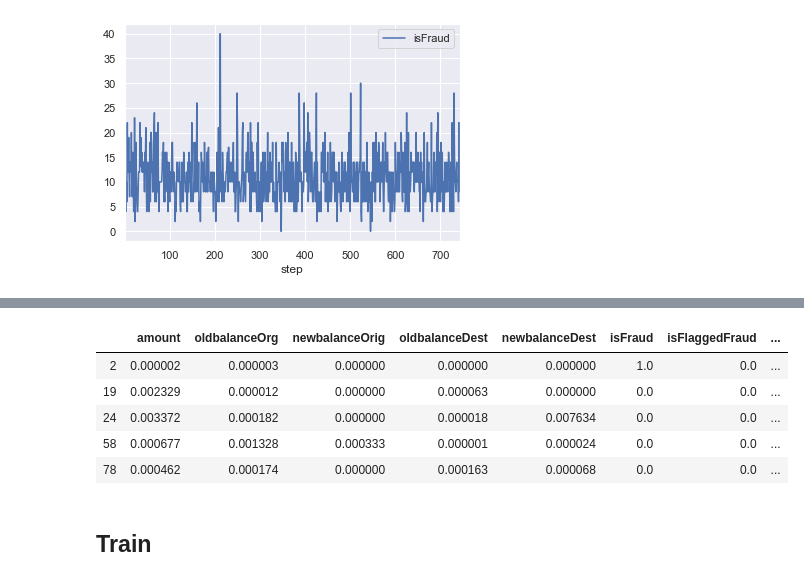
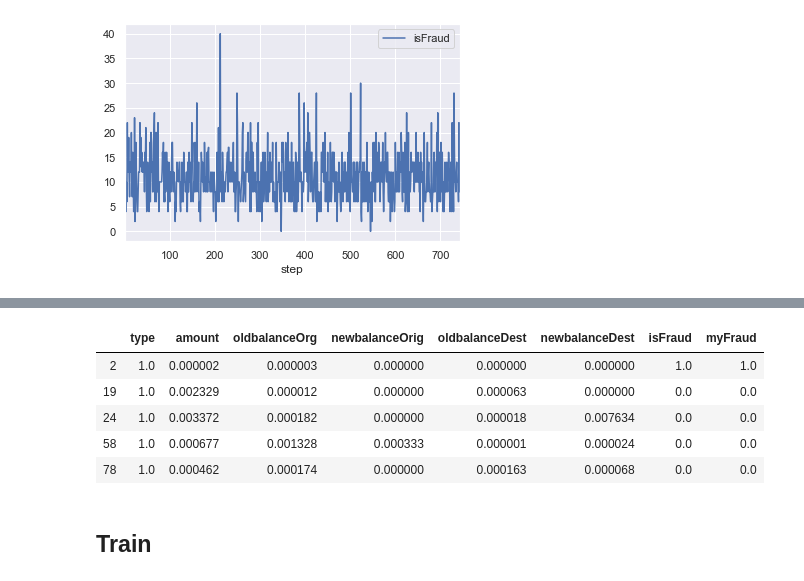
Before and after one commit to MtheEPIC/KaggleProj, a Jupyter notebook: CardTransaction.ipynb, the cells around one changed output, grey strips where cells are left out. Drawn from its saved outputs; the diff is of its cells as text; code cells hidden in the pictures.

```diff
--- a/CardTransaction.ipynb
+++ b/CardTransaction.ipynb
@@ -196,0 +143,7 @@ data.head()
+# %%
+df['myFraud'] = df['isFlaggedFraud']
+size = len(df[df['amount']==df['oldbalanceOrg']]['myFraud'])
+d1 = df[df['amount']==df['oldbalanceOrg']]['myFraud']
+d2 = df[df['amount']!=df['oldbalanceOrg']]['myFraud']
+d1 = d1.replace(0, 1)
+df['myFraud'] = pd.concat([d1, d2])
@@ -196,0 +168,7 @@ data.head()
+# %%
+d1 = df[df['type']=='TRANSFER']
+d2 = df[df['type']=='CASH_OUT']
+d1['type'] = 1
+d2['type'] = 0
+df = pd.concat([d1, d2])
+df.head()
@@ -235,5 +233,6 @@ tmp.groupby(['step']).sum().plot()
 # %%
-tmp = pd.get_dummies(data['step'])
-data = data.join(tmp)
-data = data.drop('step', axis=1)
-data.head()
+df['step'] = df['step']%24
+tmp = pd.get_dummies(df['step'])
+df = df.join(tmp)
+df = df.drop('step', axis=1)
+df.head()
@@ -249,0 +249,6 @@ data.head()
+# %%
+# data = data.drop(['nameOrig', 'nameDest', 'step'], axis=1)
+# df = df.drop(['nameOrig', 'nameDest'], axis=1)
+# df = df.drop(['nameOrig', 'nameDest', 'isFlaggedFraud'], axis=1)
+df = df.drop(['nameOrig', 'nameDest', 'isFlaggedFraud', 'step'], axis=1)
+df.head()
@@ -250,13 +262,13 @@ data.head()
 # %%
 def normalize(x):
-    data[x] = data[x]/data[x].max()
+    df[x] = df[x]/df[x].max()
 
-[normalize(x) for x in data]
-data.head()
+[normalize(x) for x in df]
+df.head()
 # %% [output]
-|  | amount | oldbalanceOrg | newbalanceOrig | oldbalanceDest | newbalanceDest | isFraud | isFlaggedFraud | ... |
-| 2 | 0.000002 | 0.000003 | 0.000000 | 0.000000 | 0.000000 | 1.0 | 0.0 | ... |
-| 19 | 0.002329 | 0.000012 | 0.000000 | 0.000063 | 0.000000 | 0.0 | 0.0 | ... |
-| 24 | 0.003372 | 0.000182 | 0.000000 | 0.000018 | 0.007634 | 0.0 | 0.0 | ... |
-| 58 | 0.000677 | 0.001328 | 0.000333 | 0.000001 | 0.000024 | 0.0 | 0.0 | ... |
-| 78 | 0.000462 | 0.000174 | 0.000000 | 0.000163 | 0.000068 | 0.0 | 0.0 | ... |
+|  | type | amount | oldbalanceOrg | newbalanceOrig | oldbalanceDest | newbalanceDest | isFraud | myFraud |
+| 2 | 1.0 | 0.000002 | 0.000003 | 0.000000 | 0.000000 | 0.000000 | 1.0 | 1.0 |
+| 19 | 1.0 | 0.002329 | 0.000012 | 0.000000 | 0.000063 | 0.000000 | 0.0 | 0.0 |
+| 24 | 1.0 | 0.003372 | 0.000182 | 0.000000 | 0.000018 | 0.007634 | 0.0 | 0.0 |
+| 58 | 1.0 | 0.000677 | 0.001328 | 0.000333 | 0.000001 | 0.000024 | 0.0 | 0.0 |
+| 78 | 1.0 | 0.000462 | 0.000174 | 0.000000 | 0.000163 | 0.000068 | 0.0 | 0.0 |
```
Also changed, not shown: parts of 47 cells of this notebook.
